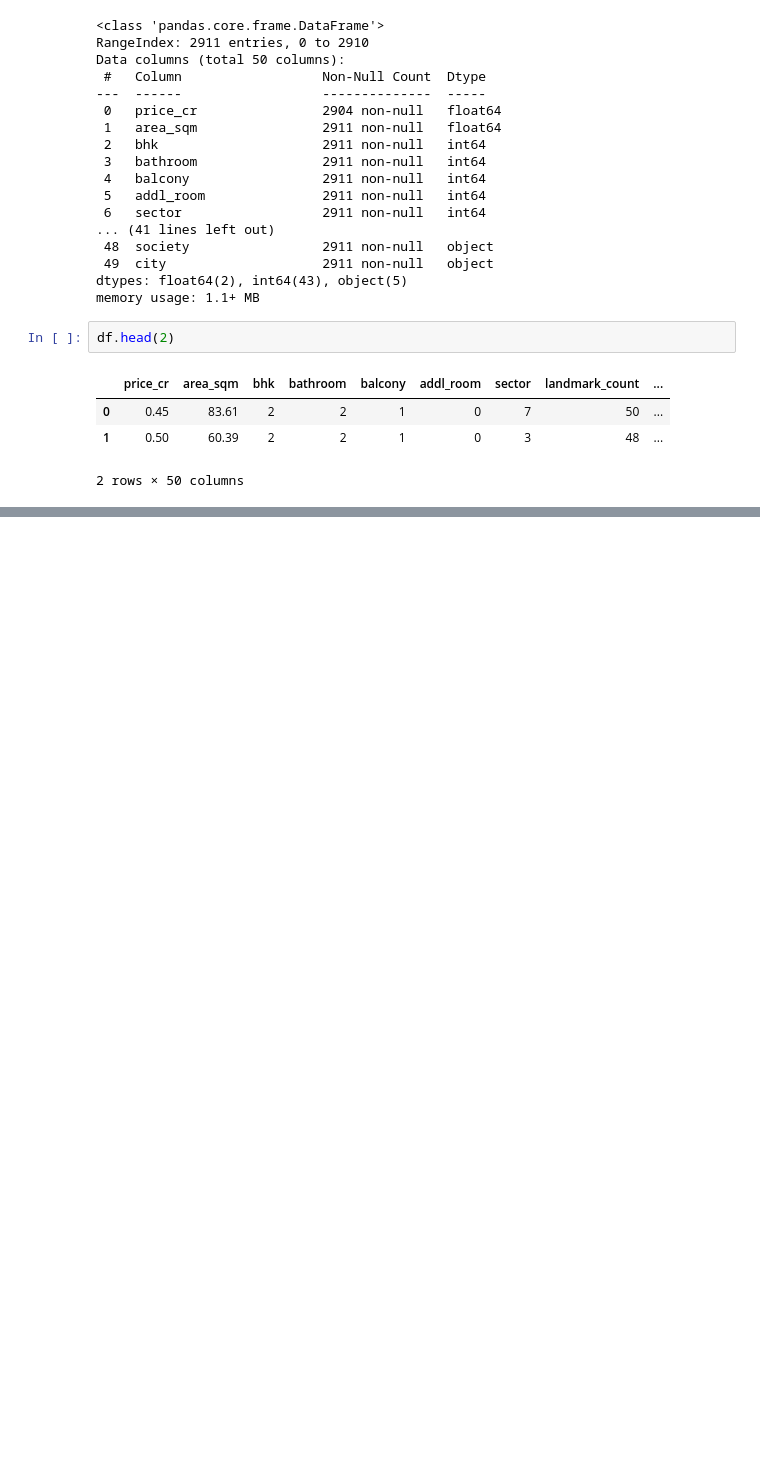
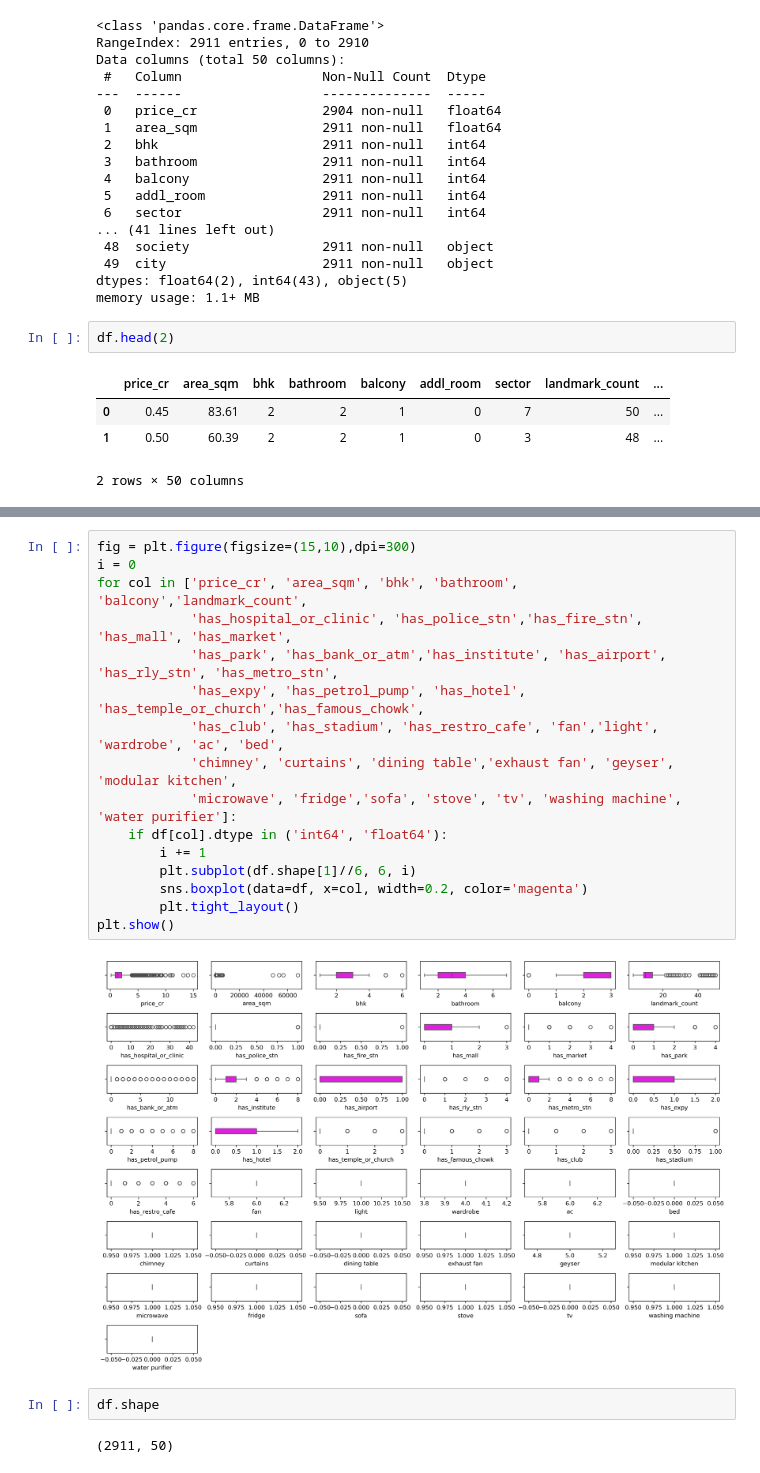
Before and after one commit to grv08singh/14_Proj_ML_99Acres, a Jupyter notebook: 06_EDA.ipynb, the cells around one changed output, grey strips where cells are left out. Saved outputs shown, nothing was run; the diff lists cells and outputs as text; blank space fills up the shorter version.

```diff
--- a/06_EDA.ipynb
+++ b/06_EDA.ipynb
@@ -57,3 +91,25 @@ df.describe(include='all').T
 | age | 2911 | 4 | new | 2018 | NaN | NaN | NaN | NaN | NaN | NaN | NaN |
 | society | 2911 | 580 | tulip violet | 75 | NaN | NaN | NaN | NaN | NaN | NaN | NaN |
 | city | 2911 | 3 | gurgaon | 2669 | NaN | NaN | NaN | NaN | NaN | NaN | NaN |
+# %%
+fig = plt.figure(figsize=(15,10),dpi=300)
+i = 0
+for col in ['price_cr', 'area_sqm', 'bhk', 'bathroom', 'balcony','landmark_count',
+            'has_hospital_or_clinic', 'has_police_stn','has_fire_stn', 'has_mall', 'has_market',
+            'has_park', 'has_bank_or_atm','has_institute', 'has_airport', 'has_rly_stn', 'has_metro_stn',
+            'has_expy', 'has_petrol_pump', 'has_hotel', 'has_temple_or_church','has_famous_chowk',
+            'has_club', 'has_stadium', 'has_restro_cafe', 'fan','light', 'wardrobe', 'ac', 'bed',
+            'chimney', 'curtains', 'dining table','exhaust fan', 'geyser', 'modular kitchen',
+            'microwave', 'fridge','sofa', 'stove', 'tv', 'washing machine', 'water purifier']:
+    if df[col].dtype in ('int64', 'float64'):
+        i += 1
+        plt.subplot(df.shape[1]//6, 6, i)
+        sns.boxplot(data=df, x=col, width=0.2, color='magenta')
+        plt.tight_layout()
+plt.show()
+# %% [output]
+[figure, added]
+# %%
+df.shape
+# %% [output]
+(2911, 50)
```
Also changed, not shown: parts of 8 cells of this notebook, 2 other files.
